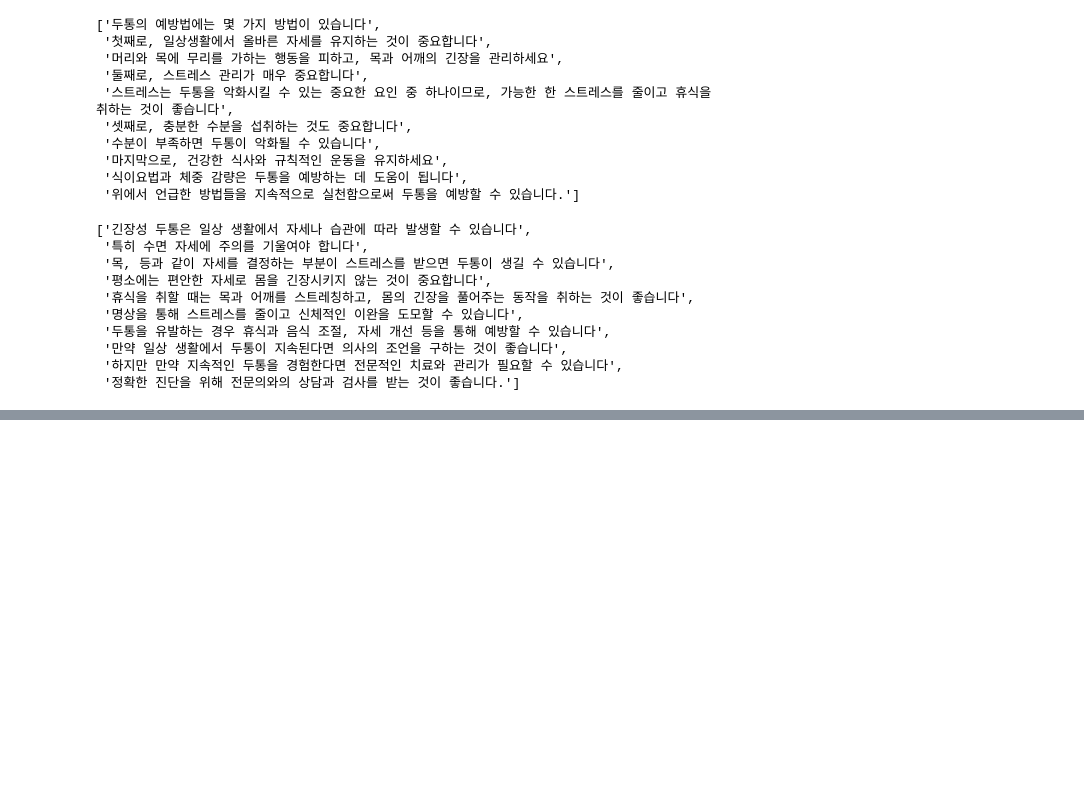
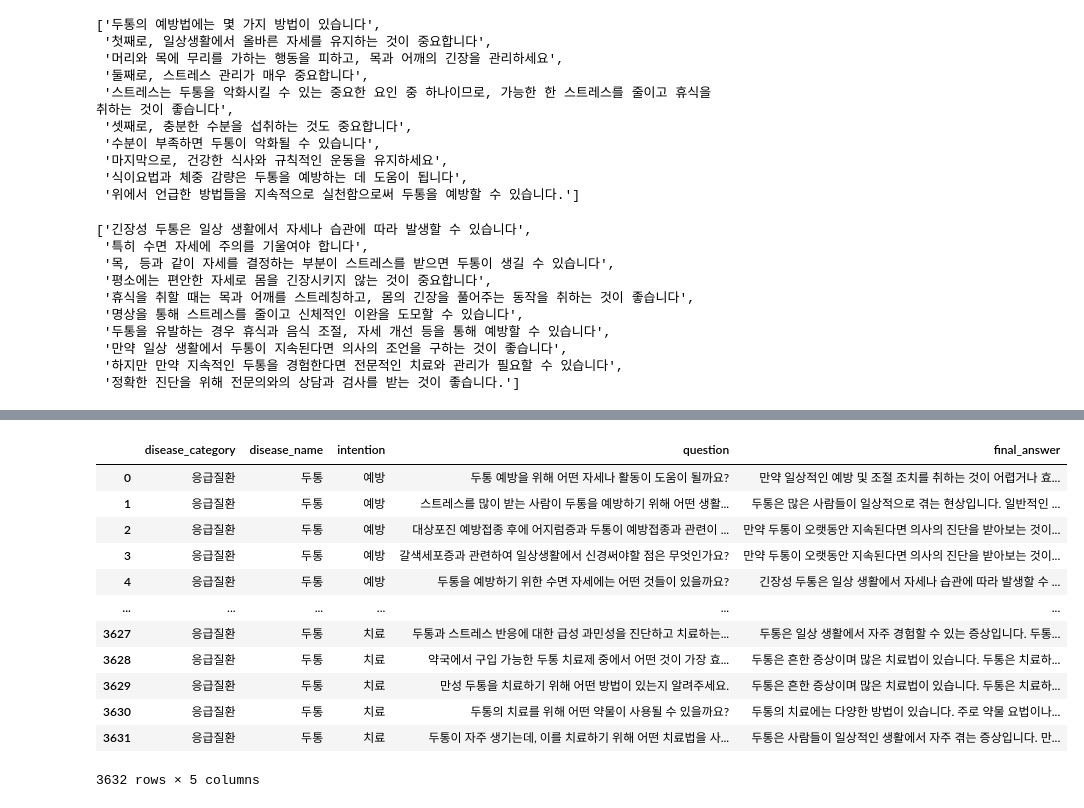
Before and after one commit to bymate/healthcare-ai-chatbot, a Jupyter notebook: match_questions_answers.ipynb, the cells around one changed output, grey strips where cells are left out. Saved outputs shown, nothing was run; the diff lists cells and outputs as text; code cells hidden in the pictures; blank space fills up the shorter version.

```diff
--- a/match_questions_answers.ipynb
+++ b/match_questions_answers.ipynb
@@ -1049,0 +1054,6 @@ model_result_df['kr_sbert_answer'][4].split('. ')
+# %%
+kobert_mean, kobert_std = np.mean(model_result_df['kobert_similarity_score']), np.std(model_result_df['kobert_similarity_score'])
+krsbert_mean, krsbert_std = np.mean(model_result_df['kr_sbert_similarity_score']), np.std(model_result_df['kr_sbert_similarity_score'])
+
+print(f"[kobert]\n평균: {kobert_mean}\n표준편차: {kobert_std}")
+print(f"[KRSBERT]\n평균: {krsbert_mean}\n표준편차: {krsbert_std}")
@@ -1049,0 +1070,4 @@ model_result_df['kr_sbert_answer'][4].split('. ')
+# %%
+# 평균 0, 표준편차가 1인 형태로 정규화
+model_result_df['kobert_norm'] = (model_result_df['kobert_similarity_score'] - kobert_mean) / kobert_std
+model_result_df['krsbert_norm'] = (model_result_df['kr_sbert_similarity_score'] - krsbert_mean) / krsbert_std
@@ -1049,0 +1083,3 @@ model_result_df['kr_sbert_answer'][4].split('. ')
+# %%
+model_result_df['final_answer'] = np.where(model_result_df['kobert_norm'] > model_result_df['krsbert_norm'], model_result_df['kobert_answer'], model_result_df['kr_sbert_answer'])
+model_result_df.head(5)
@@ -1050,3 +1093,20 @@ model_result_df['kr_sbert_answer'][4].split('. ')
+# %%
+model_result_df = model_result_df[['disease_category', 'disease_name', 'intention', 'question', 'final_answer']]
+model_result_df
+# %% [output]
+|  | disease_category | disease_name | intention | question | final_answer |
+| 0 | 응급질환 | 두통 | 예방 | 두통 예방을 위해 어떤 자세나 활동이 도움이 될까요? | 만약 일상적인 예방 및 조절 조치를 취하는 것이 어렵거나 효... |
+| 1 | 응급질환 | 두통 | 예방 | 스트레스를 많이 받는 사람이 두통을 예방하기 위해 어떤 생활... | 두통은 많은 사람들이 일상적으로 겪는 현상입니다. 일반적인 ... |
+| 2 | 응급질환 | 두통 | 예방 | 대상포진 예방접종 후에 어지럼증과 두통이 예방접종과 관련이 ... | 만약 두통이 오랫동안 지속된다면 의사의 진단을 받아보는 것이... |
+| 3 | 응급질환 | 두통 | 예방 | 갈색세포증과 관련하여 일상생활에서 신경써야할 점은 무엇인가요? | 만약 두통이 오랫동안 지속된다면 의사의 진단을 받아보는 것이... |
+| 4 | 응급질환 | 두통 | 예방 | 두통을 예방하기 위한 수면 자세에는 어떤 것들이 있을까요? | 긴장성 두통은 일상 생활에서 자세나 습관에 따라 발생할 수 ... |
+| ... | ... | ... | ... | ... | ... |
+| 3627 | 응급질환 | 두통 | 치료 | 두통과 스트레스 반응에 대한 급성 과민성을 진단하고 치료하는... | 두통은 일상 생활에서 자주 경험할 수 있는 증상입니다. 두통... |
+| 3628 | 응급질환 | 두통 | 치료 | 약국에서 구입 가능한 두통 치료제 중에서 어떤 것이 가장 효... | 두통은 흔한 증상이며 많은 치료법이 있습니다. 두통은 치료하... |
+| 3629 | 응급질환 | 두통 | 치료 | 만성 두통을 치료하기 위해 어떤 방법이 있는지 알려주세요. | 두통은 흔한 증상이며 많은 치료법이 있습니다. 두통은 치료하... |
+| 3630 | 응급질환 | 두통 | 치료 | 두통의 치료를 위해 어떤 약물이 사용될 수 있을까요? | 두통의 치료에는 다양한 방법이 있습니다. 주로 약물 요법이나... |
+| 3631 | 응급질환 | 두통 | 치료 | 두통이 자주 생기는데, 이를 치료하기 위해 어떤 치료법을 사... | 두통은 사람들이 일상적인 생활에서 자주 겪는 증상입니다. 만... |
+3632 rows × 5 columns
 # %%
 model_result_df.to_csv('headache qa matching.csv')
 # %%
```
Also changed, not shown: parts of 7 cells of this notebook.
